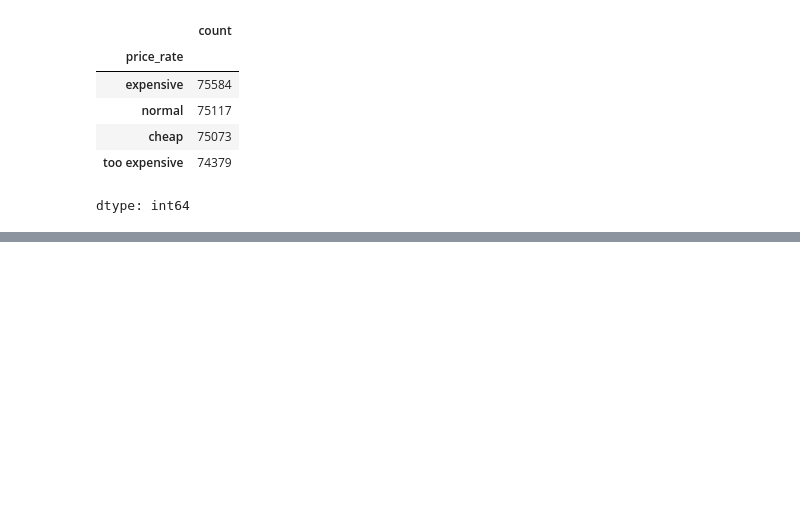
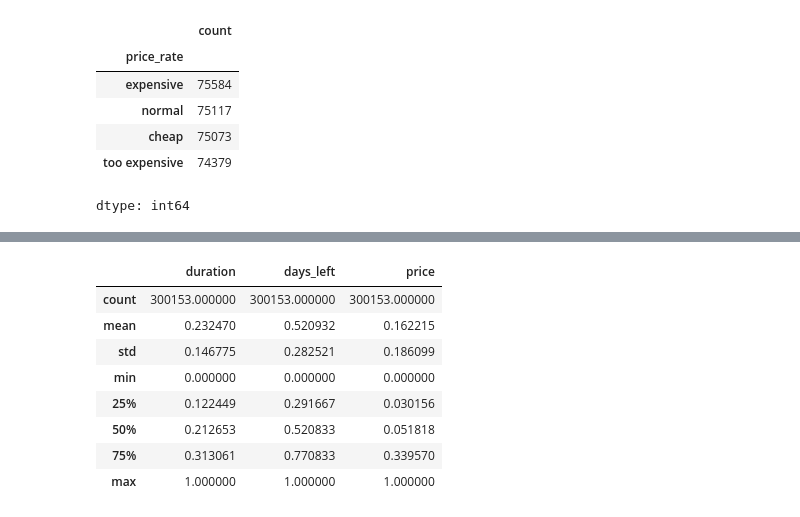
Before and after one commit to 011nuyha/aice-associate-study, a Jupyter notebook: Chapter6_데이터_전처리하기.ipynb, the cells around one changed output, grey strips where cells are left out. Saved outputs shown, nothing was run; the diff lists cells and outputs as text; code cells hidden in the pictures; blank space fills up the shorter version.

```diff
--- a/Chapter6_데이터_전처리하기.ipynb
+++ b/Chapter6_데이터_전처리하기.ipynb
@@ -512,0 +721,8 @@ dtype: int64
+# %%
+# 수치형 칼럼에 대해서만 실습을 진행한다.
+df = df_origin.copy()
+
+df_num = df[['duration', 'days_left', 'price']]
+
+df_num = (df_num - df_num.min())/(df_num.max()-df_num.min())
+df_num.head()
@@ -512,0 +736,12 @@ dtype: int64
+# %%
+df_num.describe()
+# %% [output]
+|  | duration | days_left | price |
+| count | 300153.000000 | 300153.000000 | 300153.000000 |
+| mean | 0.232470 | 0.520932 | 0.162215 |
+| std | 0.146775 | 0.282521 | 0.186099 |
+| min | 0.000000 | 0.000000 | 0.000000 |
+| 25% | 0.122449 | 0.291667 | 0.030156 |
+| 50% | 0.212653 | 0.520833 | 0.051818 |
+| 75% | 0.313061 | 0.770833 | 0.339570 |
+| max | 1.000000 | 1.000000 | 1.000000 |
```
Also changed, not shown: parts of 37 cells of this notebook.
